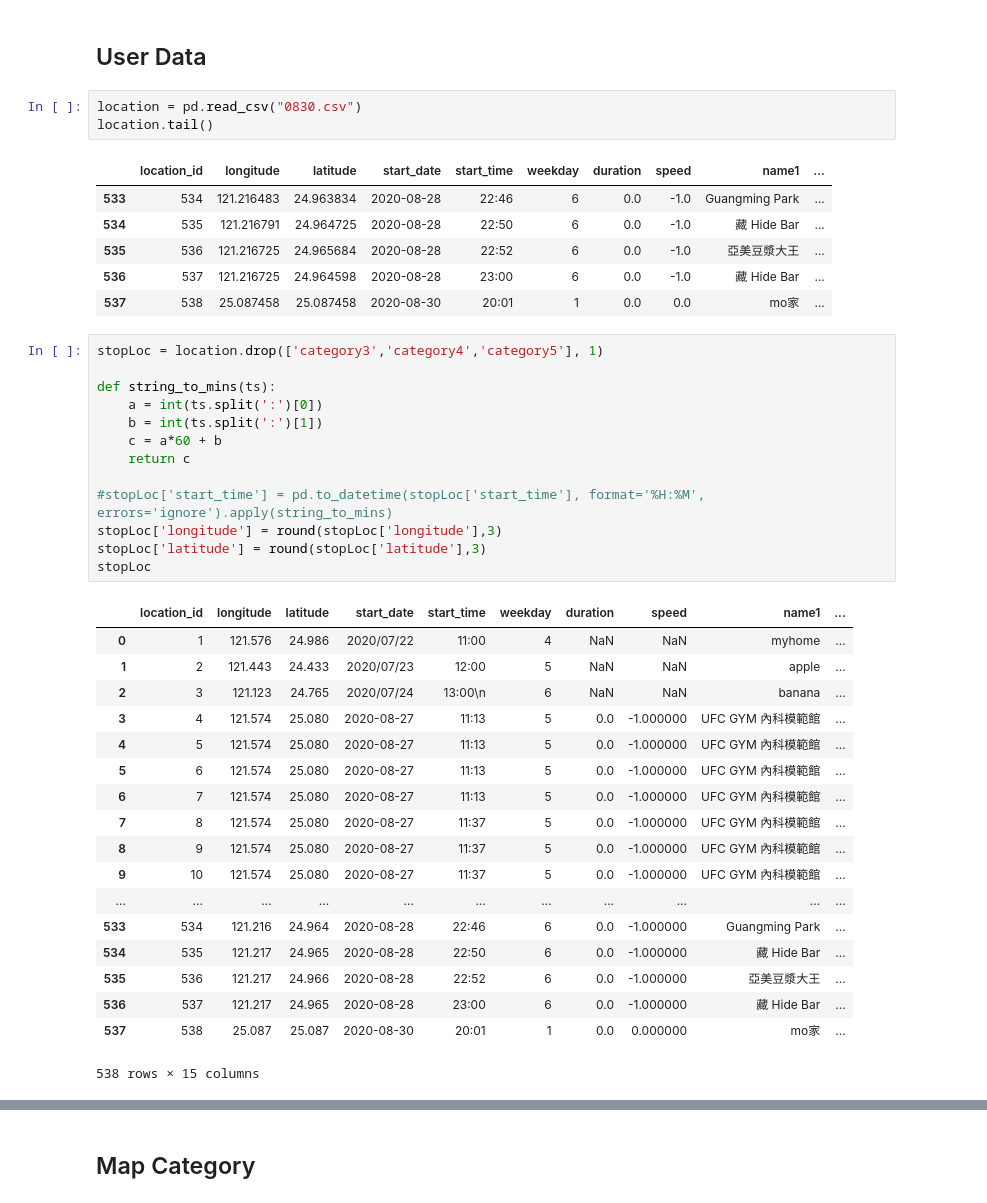
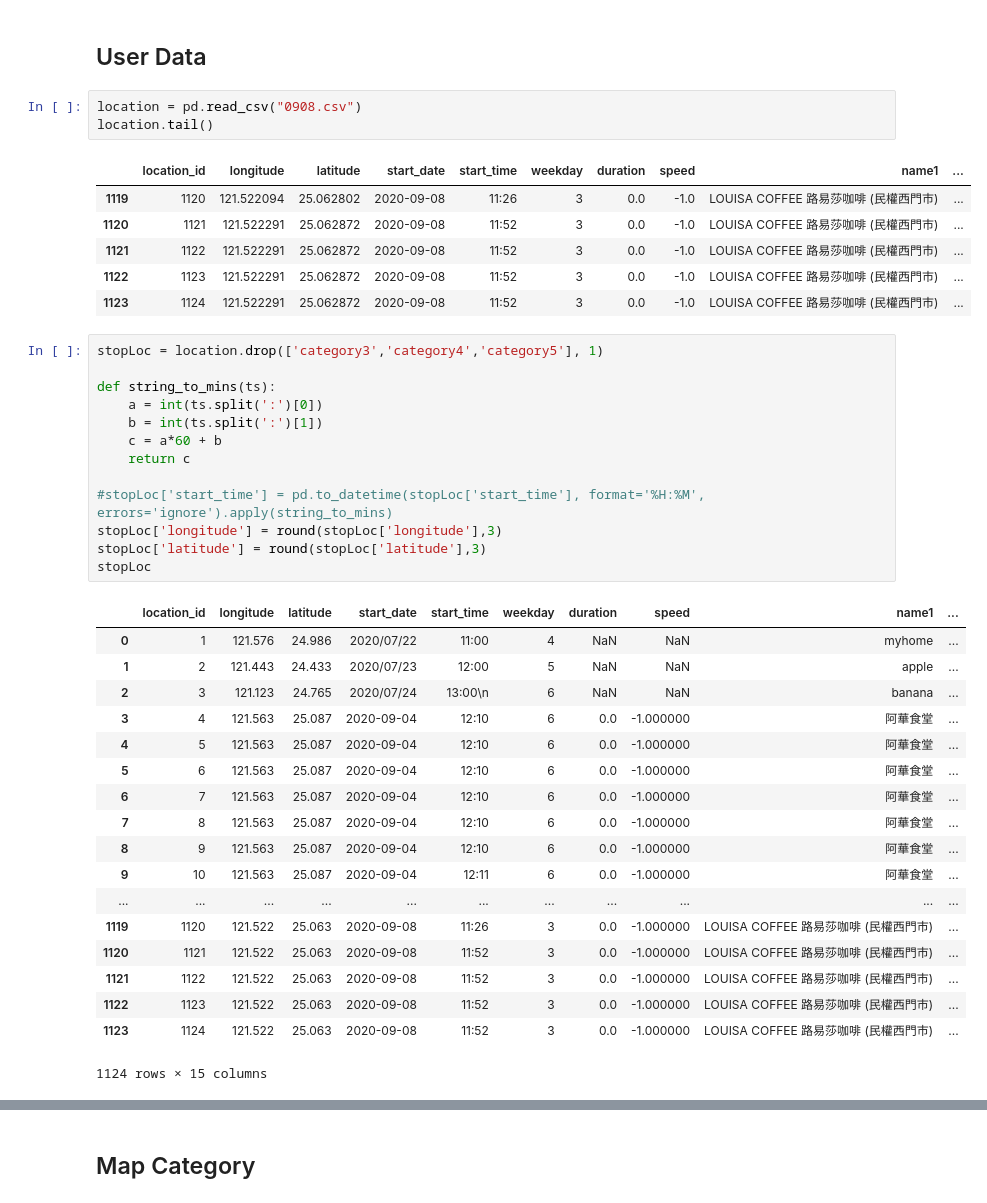
Before and after one commit to yuchieh0130/chchboss, a Jupyter notebook: CategoryPrediction_RandomForest.ipynb, the cells around one changed output, grey strips where cells are left out. Saved outputs shown, nothing was run; the diff lists cells and outputs as text.

```diff
--- a/CategoryPrediction_RandomForest.ipynb
+++ b/CategoryPrediction_RandomForest.ipynb
@@ -148,15 +148,15 @@ array([12,  1,  1, 10, 10, 10,  3, 10, 10,  1, 10, 11,  1,  1,  4, 10,  3,
 # %% [markdown]
 ## User Data
 # %%
-location = pd.read_csv("0830.csv")
+location = pd.read_csv("0908.csv")
 location.tail()
 # %% [output]
 |  | location_id | longitude | latitude | start_date | start_time | weekday | duration | speed | name1 | ... |
-| 533 | 534 | 121.216483 | 24.963834 | 2020-08-28 | 22:46 | 6 | 0.0 | -1.0 | Guangming Park | ... |
-| 534 | 535 | 121.216791 | 24.964725 | 2020-08-28 | 22:50 | 6 | 0.0 | -1.0 | 藏 Hide Bar | ... |
-| 535 | 536 | 121.216725 | 24.965684 | 2020-08-28 | 22:52 | 6 | 0.0 | -1.0 | 亞美豆漿大王 | ... |
-| 536 | 537 | 121.216725 | 24.964598 | 2020-08-28 | 23:00 | 6 | 0.0 | -1.0 | 藏 Hide Bar | ... |
-| 537 | 538 | 25.087458 | 25.087458 | 2020-08-30 | 20:01 | 1 | 0.0 | 0.0 | mo家 | ... |
+| 1119 | 1120 | 121.522094 | 25.062802 | 2020-09-08 | 11:26 | 3 | 0.0 | -1.0 | LOUISA COFFEE 路易莎咖啡 (民權西門市) | ... |
+| 1120 | 1121 | 121.522291 | 25.062872 | 2020-09-08 | 11:52 | 3 | 0.0 | -1.0 | LOUISA COFFEE 路易莎咖啡 (民權西門市) | ... |
+| 1121 | 1122 | 121.522291 | 25.062872 | 2020-09-08 | 11:52 | 3 | 0.0 | -1.0 | LOUISA COFFEE 路易莎咖啡 (民權西門市) | ... |
+| 1122 | 1123 | 121.522291 | 25.062872 | 2020-09-08 | 11:52 | 3 | 0.0 | -1.0 | LOUISA COFFEE 路易莎咖啡 (民權西門市) | ... |
+| 1123 | 1124 | 121.522291 | 25.062872 | 2020-09-08 | 11:52 | 3 | 0.0 | -1.0 | LOUISA COFFEE 路易莎咖啡 (民權西門市) | ... |
 # %%
 stopLoc = location.drop(['category3','category4','category5'], 1)
 
@@ -175,20 +175,20 @@ stopLoc
 | 0 | 1 | 121.576 | 24.986 | 2020/07/22 | 11:00 | 4 | NaN | NaN | myhome | ... |
 | 1 | 2 | 121.443 | 24.433 | 2020/07/23 | 12:00 | 5 | NaN | NaN | apple | ... |
 | 2 | 3 | 121.123 | 24.765 | 2020/07/24 | 13:00\n | 6 | NaN | NaN | banana | ... |
-| 3 | 4 | 121.574 | 25.080 | 2020-08-27 | 11:13 | 5 | 0.0 | -1.000000 | UFC GYM 內科模範館 | ... |
-| 4 | 5 | 121.574 | 25.080 | 2020-08-27 | 11:13 | 5 | 0.0 | -1.000000 | UFC GYM 內科模範館 | ... |
-| 5 | 6 | 121.574 | 25.080 | 2020-08-27 | 11:13 | 5 | 0.0 | -1.000000 | UFC GYM 內科模範館 | ... |
-| 6 | 7 | 121.574 | 25.080 | 2020-08-27 | 11:13 | 5 | 0.0 | -1.000000 | UFC GYM 內科模範館 | ... |
-| 7 | 8 | 121.574 | 25.080 | 2020-08-27 | 11:37 | 5 | 0.0 | -1.000000 | UFC GYM 內科模範館 | ... |
-| 8 | 9 | 121.574 | 25.080 | 2020-08-27 | 11:37 | 5 | 0.0 | -1.000000 | UFC GYM 內科模範館 | ... |
-| 9 | 10 | 121.574 | 25.080 | 2020-08-27 | 11:37 | 5 | 0.0 | -1.000000 | UFC GYM 內科模範館 | ... |
+| 3 | 4 | 121.563 | 25.087 | 2020-09-04 | 12:10 | 6 | 0.0 | -1.000000 | 阿華食堂 | ... |
+| 4 | 5 | 121.563 | 25.087 | 2020-09-04 | 12:10 | 6 | 0.0 | -1.000000 | 阿華食堂 | ... |
+| 5 | 6 | 121.563 | 25.087 | 2020-09-04 | 12:10 | 6 | 0.0 | -1.000000 | 阿華食堂 | ... |
+| 6 | 7 | 121.563 | 25.087 | 2020-09-04 | 12:10 | 6 | 0.0 | -1.000000 | 阿華食堂 | ... |
+| 7 | 8 | 121.563 | 25.087 | 2020-09-04 | 12:10 | 6 | 0.0 | -1.000000 | 阿華食堂 | ... |
+| 8 | 9 | 121.563 | 25.087 | 2020-09-04 | 12:10 | 6 | 0.0 | -1.000000 | 阿華食堂 | ... |
+| 9 | 10 | 121.563 | 25.087 | 2020-09-04 | 12:11 | 6 | 0.0 | -1.000000 | 阿華食堂 | ... |
 | ... | ... | ... | ... | ... | ... | ... | ... | ... | ... | ... |
-| 533 | 534 | 121.216 | 24.964 | 2020-08-28 | 22:46 | 6 | 0.0 | -1.000000 | Guangming Park | ... |
-| 534 | 535 | 121.217 | 24.965 | 2020-08-28 | 22:50 | 6 | 0.0 | -1.000000 | 藏 Hide Bar | ... |
-| 535 | 536 | 121.217 | 24.966 | 2020-08-28 | 22:52 | 6 | 0.0 | -1.000000 | 亞美豆漿大王 | ... |
-| 536 | 537 | 121.217 | 24.965 | 2020-08-28 | 23:00 | 6 | 0.0 | -1.000000 | 藏 Hide Bar | ... |
-| 537 | 538 | 25.087 | 25.087 | 2020-08-30 | 20:01 | 1 | 0.0 | 0.000000 | mo家 | ... |
+| 1119 | 1120 | 121.522 | 25.063 | 2020-09-08 | 11:26 | 3 | 0.0 | -1.000000 | LOUISA COFFEE 路易莎咖啡 (民權西門市) | ... |
+| 1120 | 1121 | 121.522 | 25.063 | 2020-09-08 | 11:52 | 3 | 0.0 | -1.000000 | LOUISA COFFEE 路易莎咖啡 (民權西門市) | ... |
+| 1121 | 1122 | 121.522 | 25.063 | 2020-09-08 | 11:52 | 3 | 0.0 | -1.000000 | LOUISA COFFEE 路易莎咖啡 (民權西門市) | ... |
+| 1122 | 1123 | 121.522 | 25.063 | 2020-09-08 | 11:52 | 3 | 0.0 | -1.000000 | LOUISA COFFEE 路易莎咖啡 (民權西門市) | ... |
+| 1123 | 1124 | 121.522 | 25.063 | 2020-09-08 | 11:52 | 3 | 0.0 | -1.000000 | LOUISA COFFEE 路易莎咖啡 (民權西門市) | ... |
-538 rows × 15 columns
+1124 rows × 15 columns
 # %%
 for i in range(10):
     dropList = []
```
Also changed, not shown: parts of 3 cells of this notebook, 14 other files.
